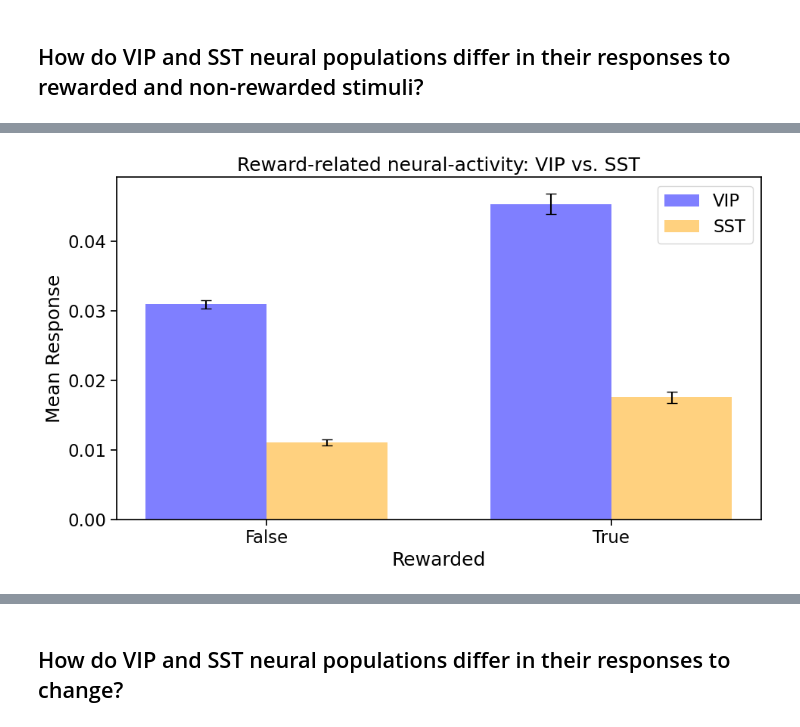
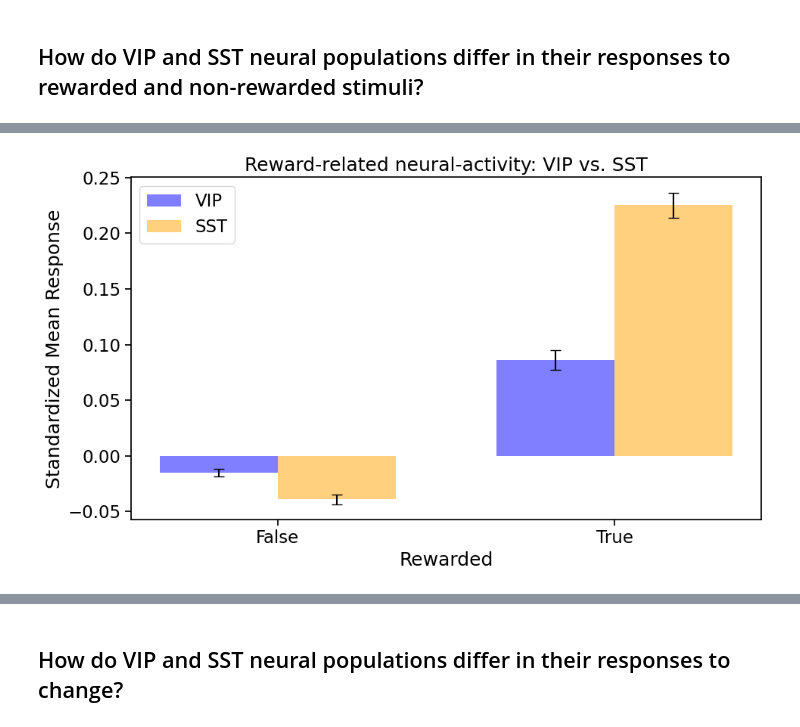
Before and after one commit to EugOT/CN-pr-Allen-Brain, a Jupyter notebook: analysis_differences_vip_sst.ipynb, the cells around one changed output, grey strips where cells are left out. Cells and saved outputs as stored; diff of their text form; code cells hidden in the pictures.

Commit message:
Standardized mean response by mouse

```diff
--- a/analysis_differences_vip_sst.ipynb
+++ b/analysis_differences_vip_sst.ipynb
@@ -83,3 +83,7 @@ Given these functional differences, we hypothesized that VIP neurons would exhib
 # create two datasets, one for vip and one for sst
 vip_data = data[data['cre_line'].str.contains('Vip')]
 sst_data = data[data['cre_line'].str.contains('Sst')]
+# %%
+# standardize by mouse
+vip_data['standardized_response'] = vip_data.groupby(['mouse_id'])['mean_response'].transform(lambda x: (x - x.mean()) / x.std())
+sst_data['standardized_response'] = sst_data.groupby(['mouse_id'])['mean_response'].transform(lambda x: (x - x.mean()) / x.std())
@@ -86,7 +101,7 @@ sst_data = data[data['cre_line'].str.contains('Sst')]
 # %%
 # for each group calculate the mean response to rewarded and non-rewarded stimuli along with the standard deviation and sample size
-rewarded_vip = vip_data.groupby('rewarded')['mean_response'].agg(['mean', 'std', 'count']).reset_index()
-rewarded_sst = sst_data.groupby('rewarded')['mean_response'].agg(['mean', 'std', 'count']).reset_index()
+rewarded_vip = vip_data.groupby('rewarded')['standardized_response'].agg(['mean', 'std', 'count']).reset_index()
+rewarded_sst = sst_data.groupby('rewarded')['standardized_response'].agg(['mean', 'std', 'count']).reset_index()
 
 # standard error of the mean
 def calculate_sem(row):
@@ -97,24 +112,24 @@ rewarded_sst['sem'] = rewarded_sst.apply(calculate_sem, axis=1)
 # %%
 # visualize the reward-related neural activity
 plt.figure(figsize=(10, 6))
 
 bar_width = 0.35
 x = np.arange(len(rewarded_vip['rewarded']))
 
 # vip
 plt.bar(x - bar_width/2, rewarded_vip['mean'], yerr=rewarded_vip['sem'],
         width=bar_width, label='VIP', color='blue', alpha=0.5, capsize=5)
 
 # ssi
 plt.bar(x + bar_width/2, rewarded_sst['mean'], yerr=rewarded_sst['sem'],
         width=bar_width, label='SST', color='orange', alpha=0.5, capsize=5)
 
 plt.xlabel('Rewarded')
-plt.ylabel('Mean Response')
+plt.ylabel('Standardized Mean Response')
 plt.title('Reward-related neural-activity: VIP vs. SST')
 plt.xticks(x, ['False', 'True'])
 plt.legend()
 plt.tight_layout()
 plt.show()
 # %% [output]
-[figure, old version]
+[figure, new version]
```
Also changed, not shown: parts of 12 cells of this notebook.
